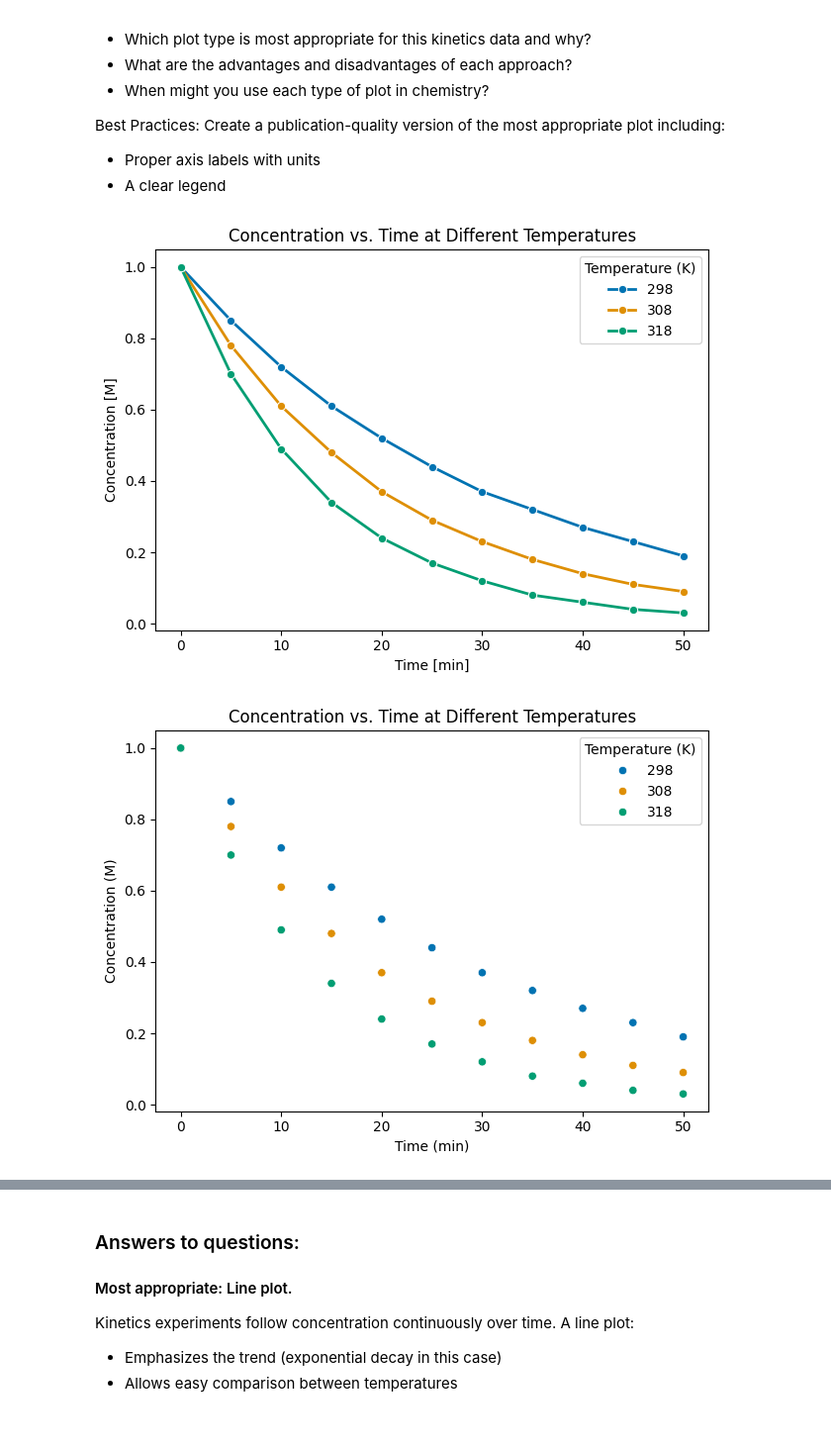
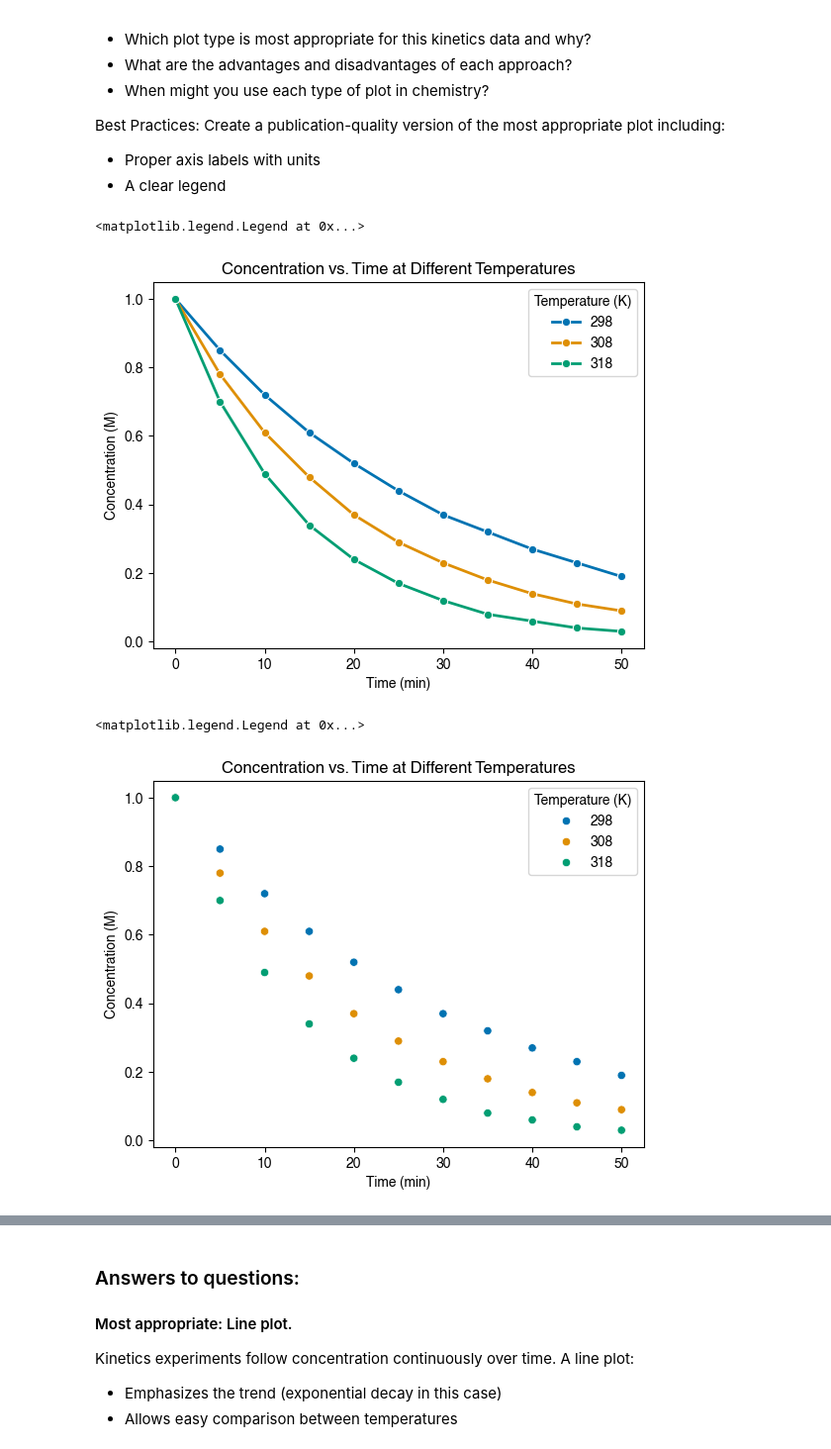
Before and after one commit to schoergj/DSA103, a Jupyter notebook: exercises/lecture_18_visualisation/exercise_18_solution.ipynb, the cells around one changed output, grey strips where cells are left out. Shown at 99% size. Saved outputs shown, nothing was run; the diff lists cells and outputs as text; code cells hidden in the pictures.

```diff
--- a/exercises/lecture_18_visualisation/exercise_18_solution.ipynb
+++ b/exercises/lecture_18_visualisation/exercise_18_solution.ipynb
@@ -9,9 +9,9 @@ You've conducted a kinetics study measuring the concentration of a reactant over
 
 ### Dataset
 # %%
+import matplotlib.pyplot as plt
 import numpy as np
 import pandas as pd
-import matplotlib.pyplot as plt
 import seaborn as sns
 
 # Generate kinetics data
@@ -26,12 +26,14 @@ conc_318K = np.array([1.00, 0.70, 0.49, 0.34, 0.24, 0.17, 0.12, 0.08, 0.06, 0.04
 uncertainty = 0.02
 
 # Create DataFrame
-df = pd.DataFrame({
-    'Time (min)': np.tile(time, 3),
-    'Concentration (M)': np.concatenate([conc_298K, conc_308K, conc_318K]),
-    'Temperature (K)': np.repeat([298, 308, 318], len(time)),
-    'Uncertainty': uncertainty
-})
+df = pd.DataFrame(
+    {
+        "Time (min)": np.tile(time, 3),
+        "Concentration (M)": np.concatenate([conc_298K, conc_308K, conc_318K]),
+        "Temperature (K)": np.repeat([298, 308, 318], len(time)),
+        "Uncertainty": uncertainty,
+    }
+)
 # %% [markdown]
 ### Instructions
 
@@ -56,25 +58,35 @@ Best Practices: Create a publication-quality version of the most appropriate plo
 - Proper axis labels with units
 - A clear legend
 # %%
-sns.lineplot(data=df, x="Time (min)", y="Concentration (M)", marker="o", hue="Temperature (K)", palette="colorblind", estimator="mean", lw=2)
-plt.xscale("linear")
-plt.ylabel("Concentration [M]")
-plt.xlabel("Time [min]")
-plt.title("Concentration vs. Time at Different Temperatures")
-plt.legend(title="Temperature (K)")
-plt.tight_layout()
-plt.show()
+fig, ax = plt.subplots()
+sns.lineplot(
+    data=df,
+    x="Time (min)",
+    y="Concentration (M)",
+    marker="o",
+    hue="Temperature (K)",
+    palette="colorblind",
+    estimator="mean",
+    lw=2,
+    ax=ax,
+)
+ax.set_ylabel("Concentration (M)")
+ax.set_xlabel("Time (min)")
+ax.set_title("Concentration vs. Time at Different Temperatures")
+ax.legend(title="Temperature (K)")
 # %% [output]
+<matplotlib.legend.Legend at 0x...>
-[figure, old version]
+[figure, new version]
 # %%
-sns.scatterplot(data=df, x="Time (min)", y="Concentration (M)", hue="Temperature (K)", palette="colorblind")
-plt.xscale("linear")
-plt.ylabel("Concentration (M)")
-plt.xlabel("Time (min)")
-plt.title("Concentration vs. Time at Different Temperatures")
-plt.legend(title="Temperature (K)")
-plt.tight_layout()
-plt.show()
+fig, ax = plt.subplots()
+sns.scatterplot(
+    data=df, x="Time (min)", y="Concentration (M)", hue="Temperature (K)", palette="colorblind", ax=ax
+)
+ax.set_ylabel("Concentration (M)")
+ax.set_xlabel("Time (min)")
+ax.set_title("Concentration vs. Time at Different Temperatures")
+ax.legend(title="Temperature (K)")
 # %% [output]
+<matplotlib.legend.Legend at 0x...>
-[figure, old version]
+[figure, new version]
 # %%
```
Also changed, not shown: parts of 17 cells of this notebook, 4 other files.
